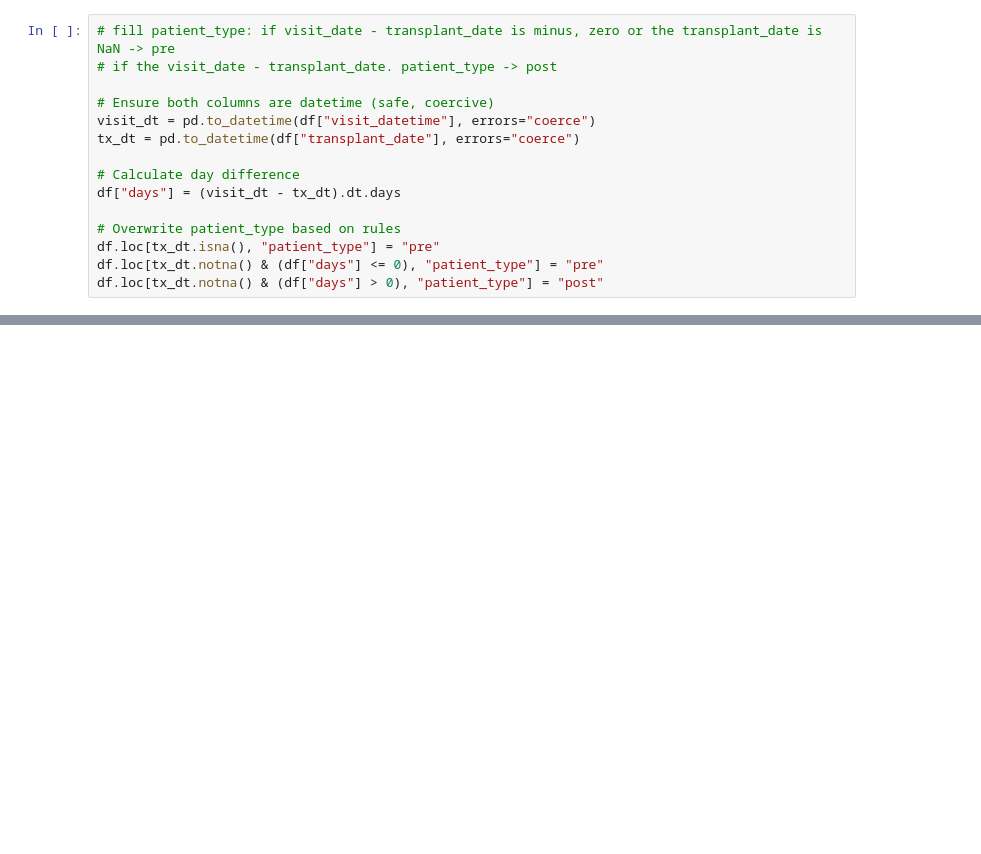
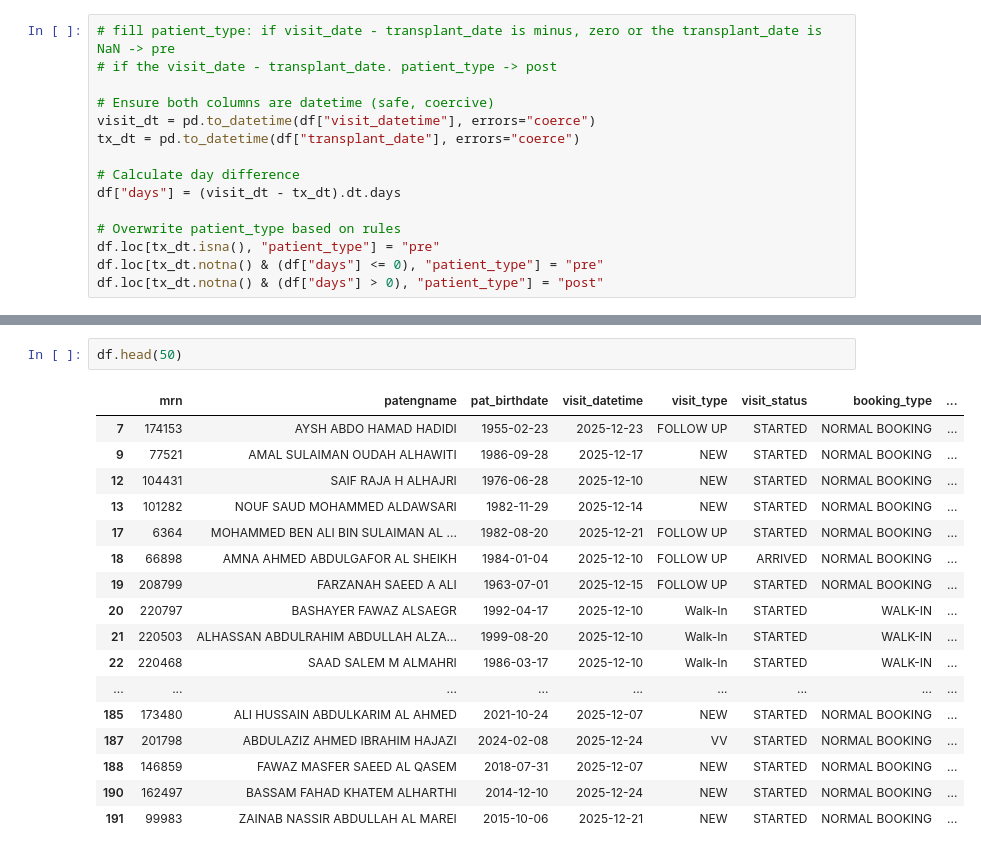
Before and after one commit to maheration/excel-quality-pipeline, a Jupyter notebook: notebooks/01_pipeline_discovery.ipynb, the cells around one changed output, grey strips where cells are left out. Drawn from its saved outputs; the diff is of its cells as text; blank space fills up the shorter version.

```diff
--- a/notebooks/01_pipeline_discovery.ipynb
+++ b/notebooks/01_pipeline_discovery.ipynb
@@ -591,0 +640,20 @@ df.loc[tx_dt.notna() & (df["days"] > 0), "patient_type"] = "post"
+# %%
+df.head(50)
+# %% [output]
+|  | mrn | patengname | pat_birthdate | visit_datetime | visit_type | visit_status | booking_type | ... |
+| 7 | 174153 | AYSH ABDO HAMAD HADIDI | 1955-02-23 | 2025-12-23 | FOLLOW UP | STARTED | NORMAL BOOKING | ... |
+| 9 | 77521 | AMAL SULAIMAN OUDAH ALHAWITI | 1986-09-28 | 2025-12-17 | NEW | STARTED | NORMAL BOOKING | ... |
+| 12 | 104431 | SAIF RAJA H ALHAJRI | 1976-06-28 | 2025-12-10 | NEW | STARTED | NORMAL BOOKING | ... |
+| 13 | 101282 | NOUF SAUD MOHAMMED ALDAWSARI | 1982-11-29 | 2025-12-14 | NEW | STARTED | NORMAL BOOKING | ... |
+| 17 | 6364 | MOHAMMED BEN ALI BIN SULAIMAN AL ... | 1982-08-20 | 2025-12-21 | FOLLOW UP | STARTED | NORMAL BOOKING | ... |
+| 18 | 66898 | AMNA AHMED ABDULGAFOR AL SHEIKH | 1984-01-04 | 2025-12-10 | FOLLOW UP | ARRIVED | NORMAL BOOKING | ... |
+| 19 | 208799 | FARZANAH SAEED A ALI | 1963-07-01 | 2025-12-15 | FOLLOW UP | STARTED | NORMAL BOOKING | ... |
+| 20 | 220797 | BASHAYER FAWAZ ALSAEGR | 1992-04-17 | 2025-12-10 | Walk-In | STARTED | WALK-IN | ... |
+| 21 | 220503 | ALHASSAN ABDULRAHIM ABDULLAH ALZA... | 1999-08-20 | 2025-12-10 | Walk-In | STARTED | WALK-IN | ... |
+| 22 | 220468 | SAAD SALEM M ALMAHRI | 1986-03-17 | 2025-12-10 | Walk-In | STARTED | WALK-IN | ... |
+| ... | ... | ... | ... | ... | ... | ... | ... | ... |
+| 185 | 173480 | ALI HUSSAIN ABDULKARIM AL AHMED | 2021-10-24 | 2025-12-07 | NEW | STARTED | NORMAL BOOKING | ... |
+| 187 | 201798 | ABDULAZIZ AHMED IBRAHIM HAJAZI | 2024-02-08 | 2025-12-24 | VV | STARTED | NORMAL BOOKING | ... |
+| 188 | 146859 | FAWAZ MASFER SAEED AL QASEM | 2018-07-31 | 2025-12-07 | NEW | STARTED | NORMAL BOOKING | ... |
+| 190 | 162497 | BASSAM FAHAD KHATEM ALHARTHI | 2014-12-10 | 2025-12-24 | NEW | STARTED | NORMAL BOOKING | ... |
+| 191 | 99983 | ZAINAB NASSIR ABDULLAH AL MAREI | 2015-10-06 | 2025-12-21 | NEW | STARTED | NORMAL BOOKING | ... |
```
Also changed, not shown: parts of 7 cells of this notebook.
